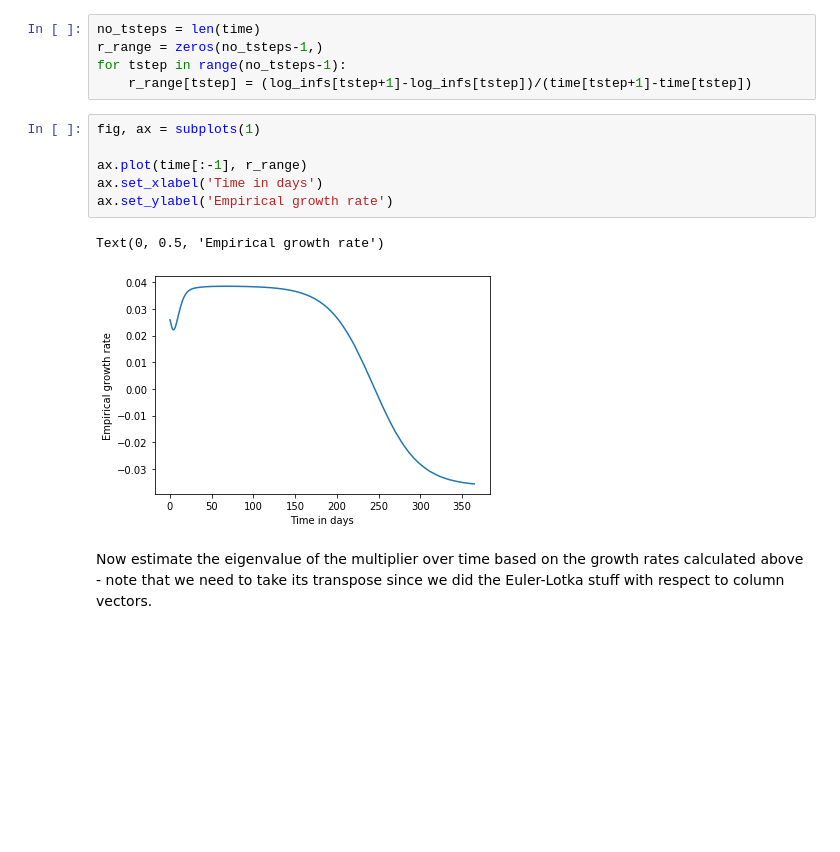
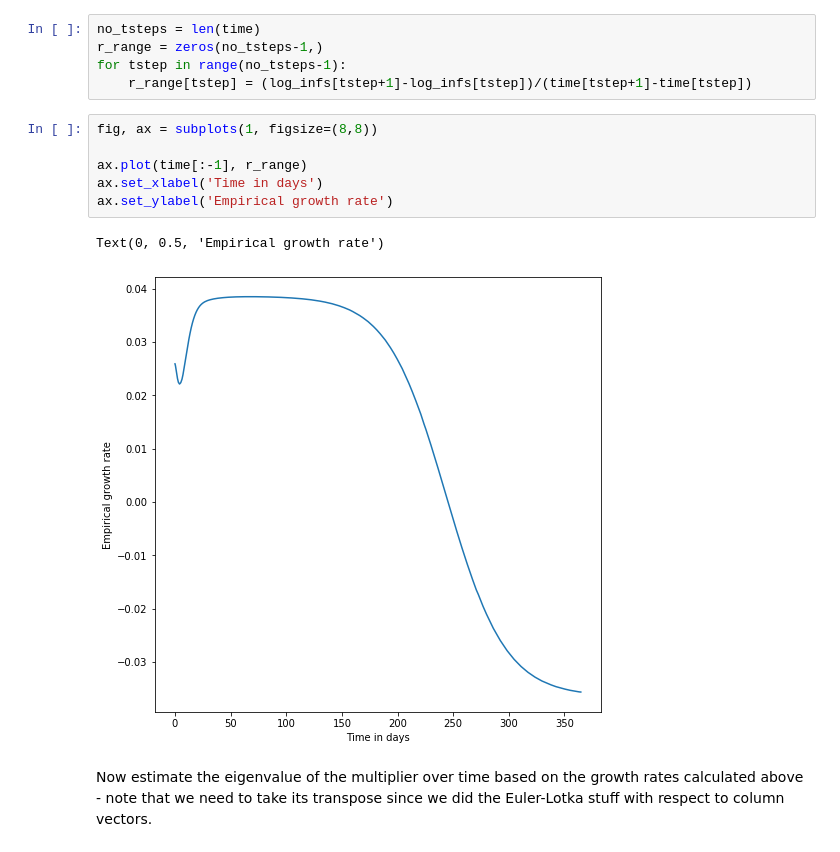
Before and after one commit to JBHilton/covid-19-in-households-public, a Jupyter notebook: tutorials/euler-lotka-estimation.ipynb, the cells around one changed output. Cells and saved outputs as stored; diff of their text form; blank space fills up the shorter version.

```diff
--- a/tutorials/euler-lotka-estimation.ipynb
+++ b/tutorials/euler-lotka-estimation.ipynb
@@ -189,14 +189,14 @@ r_range = zeros(no_tsteps-1,)
 for tstep in range(no_tsteps-1):
     r_range[tstep] = (log_infs[tstep+1]-log_infs[tstep])/(time[tstep+1]-time[tstep])
 # %%
-fig, ax = subplots(1)
+fig, ax = subplots(1, figsize=(8,8))
 
 ax.plot(time[:-1], r_range)
 ax.set_xlabel('Time in days')
 ax.set_ylabel('Empirical growth rate')
 # %% [output]
 Text(0, 0.5, 'Empirical growth rate')
-[figure, old version]
+[figure, new version]
 # %% [markdown]
 Now estimate the eigenvalue of the multiplier over time based on the growth rates calculated above - note that we need to take its transpose since we did the Euler-Lotka stuff with respect to column vectors.
 # %%
```
Also changed, not shown: parts of 28 cells of this notebook.
